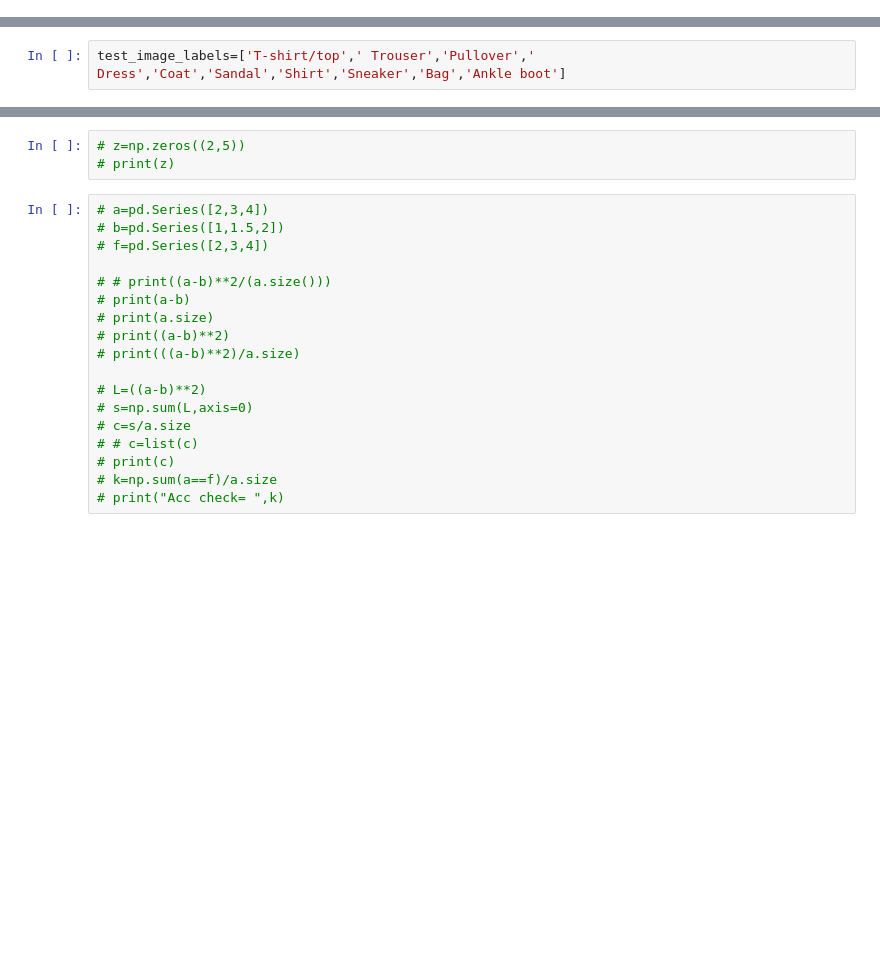
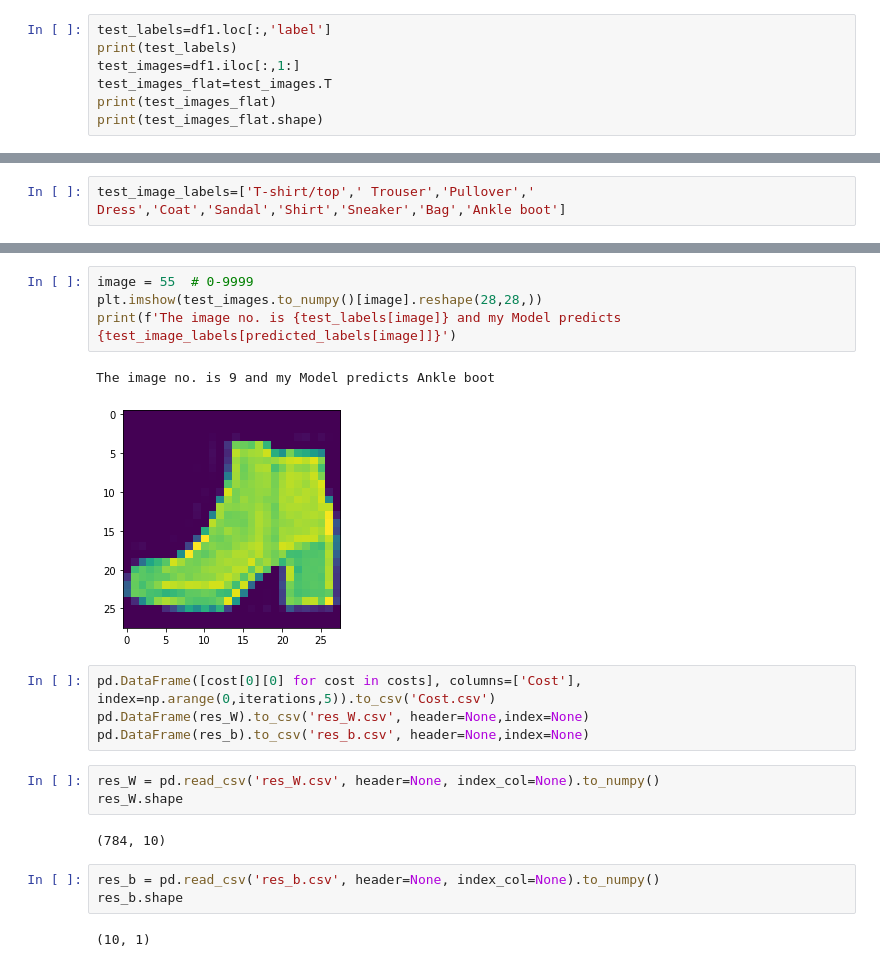
Before and after one commit to sakshid2706/Fashion_MNIST, a Jupyter notebook: fashion-mnist-scratch.ipynb, the cells around one changed output, grey strips where cells are left out. Drawn from its saved outputs; the diff is of its cells as text; blank space fills up the shorter version.

```diff
--- a/fashion-mnist-scratch.ipynb
+++ b/fashion-mnist-scratch.ipynb
@@ -84,3 +88,10 @@ df1.head()
 5 rows × 785 columns
 # %% [markdown]
 As is evident from the dataset that rows contain the differnt labeled exaples and the columns contain the info of each pixel of the particular image of the row
+# %%
+test_labels=df1.loc[:,'label']
+print(test_labels)
+test_images=df1.iloc[:,1:]
+test_images_flat=test_images.T
+print(test_images_flat)
+print(test_images_flat.shape)
@@ -494,21 +279,21 @@ plt.plot(costs,it)
-# %%
-# z=np.zeros((2,5))
-# print(z)
-# %%
-# a=pd.Series([2,3,4])
-# b=pd.Series([1,1.5,2])
-# f=pd.Series([2,3,4])
-
-# # print((a-b)**2/(a.size()))
-# print(a-b)
-# print(a.size)
-# print((a-b)**2)
-# print(((a-b)**2)/a.size)
-
-# L=((a-b)**2)
-# s=np.sum(L,axis=0)
-# c=s/a.size
-# # c=list(c)
-# print(c)
-# k=np.sum(a==f)/a.size
-# print("Acc check= ",k)
+# %%
+image = 55  # 0-9999
+plt.imshow(test_images.to_numpy()[image].reshape(28,28,))
+print(f'The image no. is {test_labels[image]} and my Model predicts {test_image_labels[predicted_labels[image]]}')
+# %% [output]
+The image no. is 9 and my Model predicts Ankle boot
+[figure, added]
+# %%
+pd.DataFrame([cost[0][0] for cost in costs], columns=['Cost'], index=np.arange(0,iterations,5)).to_csv('Cost.csv')
+pd.DataFrame(res_W).to_csv('res_W.csv', header=None,index=None)
+pd.DataFrame(res_b).to_csv('res_b.csv', header=None,index=None)
+# %%
+res_W = pd.read_csv('res_W.csv', header=None, index_col=None).to_numpy()
+res_W.shape
+# %% [output]
+(784, 10)
+# %%
+res_b = pd.read_csv('res_b.csv', header=None, index_col=None).to_numpy()
+res_b.shape
+# %% [output]
+(10, 1)
```
Also changed, not shown: parts of 48 cells of this notebook.
